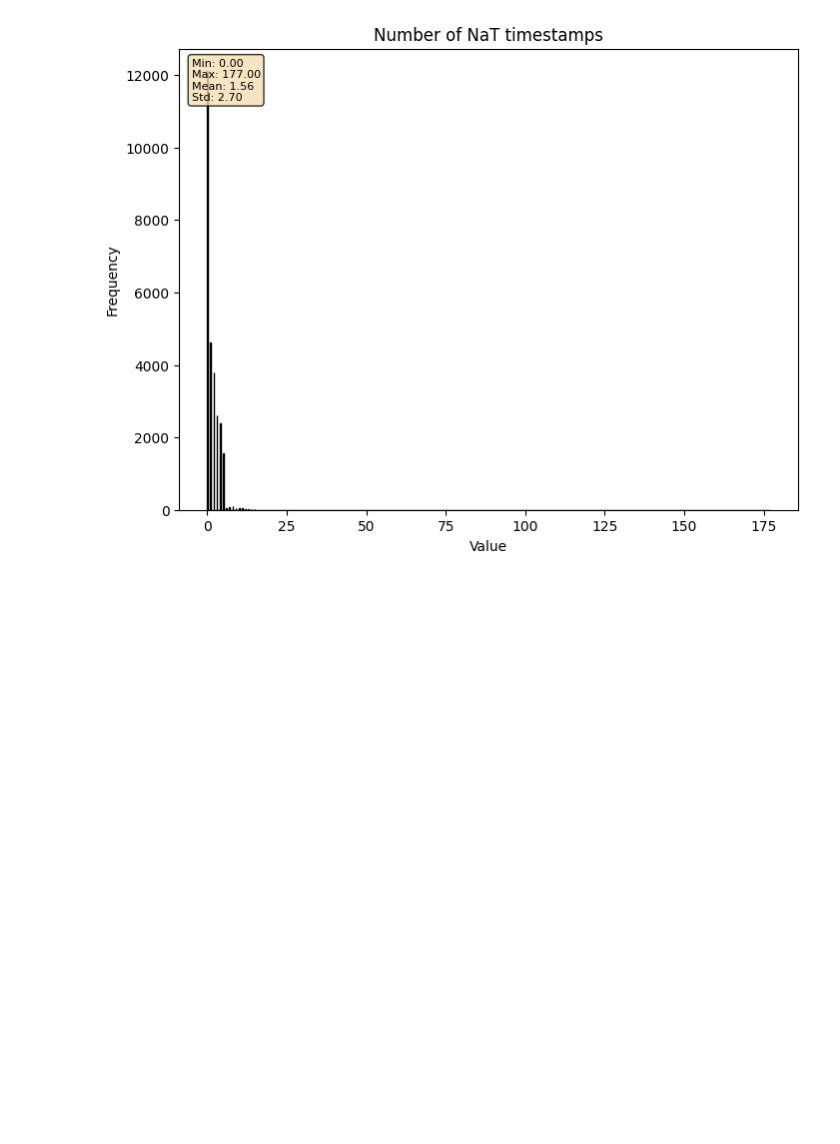
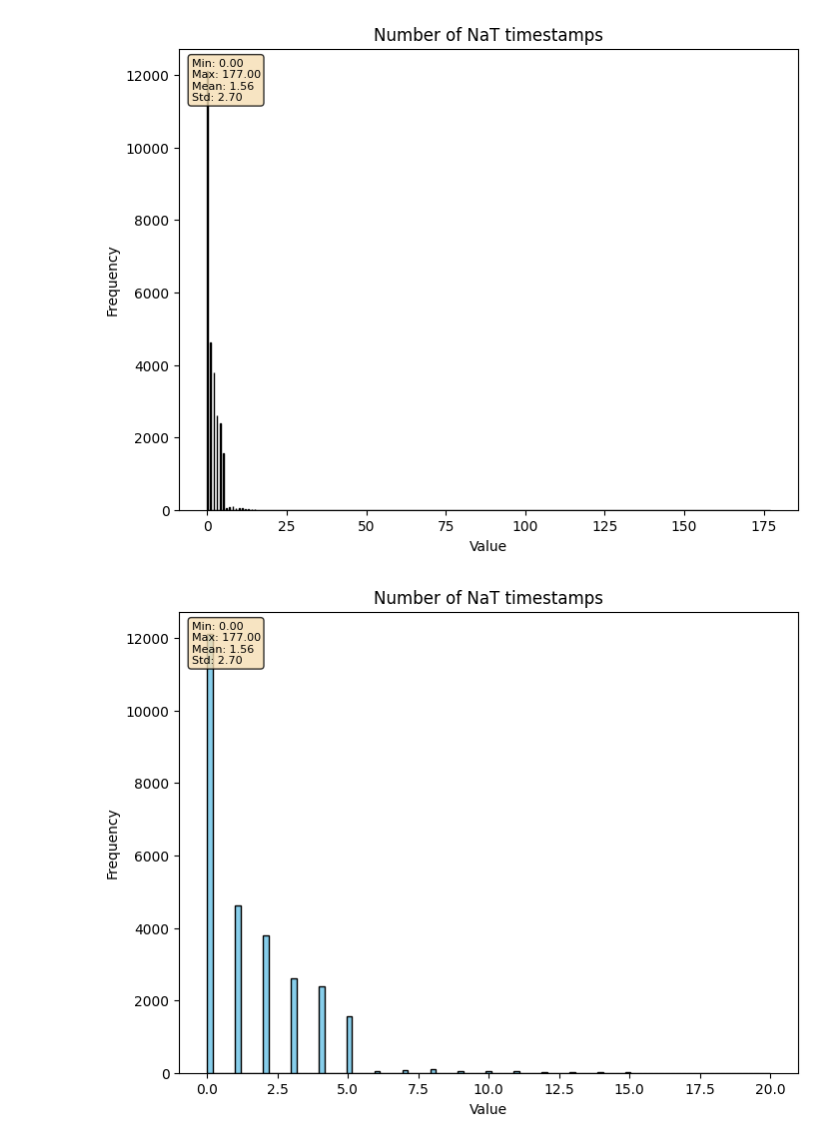
Before and after one commit to andres-cerny/master_thesis, a Jupyter notebook: data_exploration.ipynb, the cells around one changed output. Drawn from its saved outputs; the diff is of its cells as text; code cells hidden in the pictures; blank space fills up the shorter version.

```diff
--- a/data_exploration.ipynb
+++ b/data_exploration.ipynb
@@ -584,3 +584,7 @@ num_nat_utc_timestamp = get_pickle_data('./pickles/na_timestamp_utc_count.pkl',
 plot_histogram_with_stats(list(num_nat_utc_timestamp.values()), "Number of NaT timestamps")
 # %% [output]
 [figure]
+# %%
+plot_histogram_with_stats(list(num_nat_utc_timestamp.values()), "Number of NaT timestamps", x_range=(0, 20))
+# %% [output]
+[figure, added]
```
Also changed, not shown: 24 other files.
